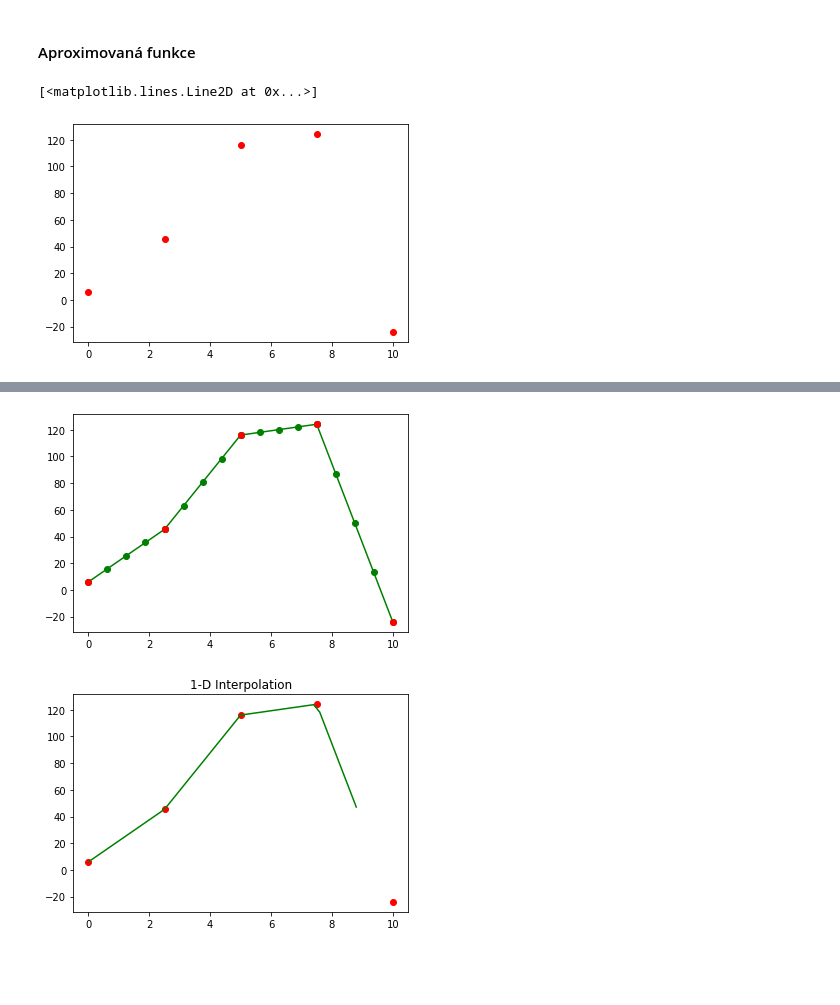
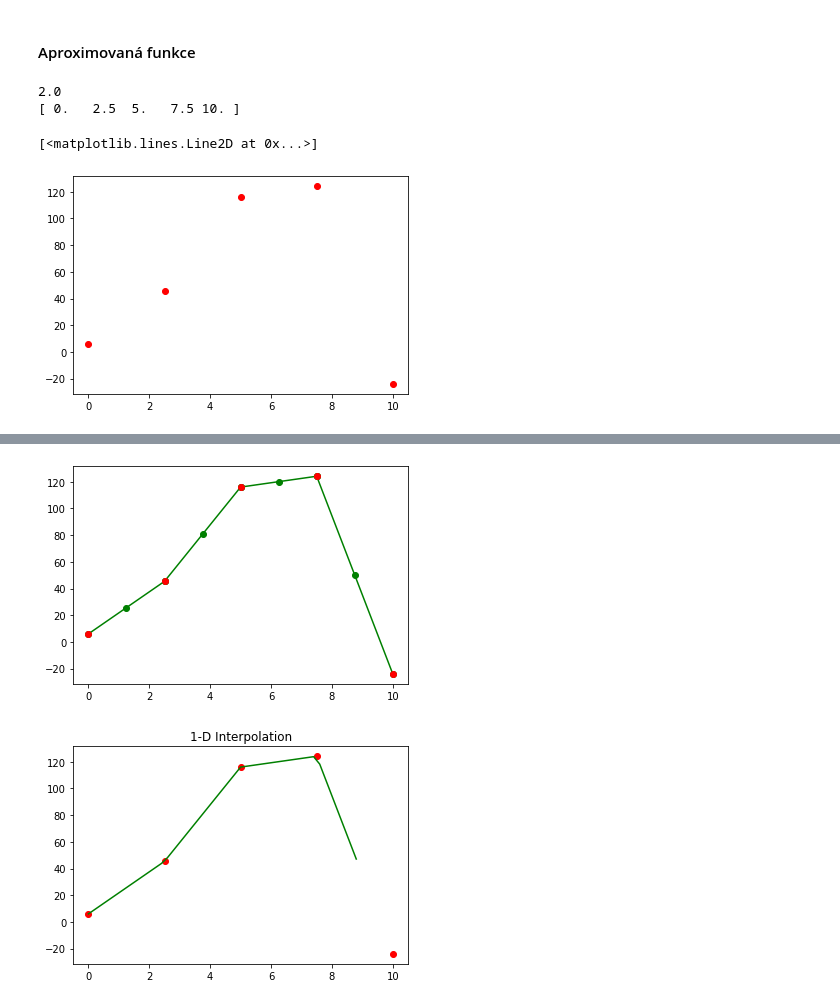
Before and after one commit to pkbcz/MSW2, a Jupyter notebook: 05 Interpolace aproximace.ipynb, the cells around one changed output, grey strips where cells are left out. Drawn from its saved outputs; the diff is of its cells as text; code cells hidden in the pictures; blank space fills up the shorter version.

```diff
--- a/05 Interpolace aproximace.ipynb
+++ b/05 Interpolace aproximace.ipynb
@@ -25,12 +29,17 @@ xstart = 0
 xend = 10
 nx = 5
 dx = (xend - xstart)/nx
+print(dx)
 x = np.linspace(xstart, xend, nx)
+print(x)
+
 fx = f(x)
 
 plt.plot(x, fx, "ro")
 # %% [output]
-[<matplotlib.lines.Line2D at 0x...>]
+2.0
+[ 0.   2.5  5.   7.5 10. ]
+[<matplotlib.lines.Line2D at 0x...>]
 [figure]
 # %% [markdown]
 #### Lineární interpolace
@@ -39,22 +48,22 @@ plt.plot(x, fx, "ro")
 # %%
 def linear(x, a, b):
     return f(a) + (f(b)-f(a))/(b-a)*(x-a)
 
 phi = []
 xphi = []
 
-ninterpol = 5
-for i in range(len(x)-1):
-    xinterpol = np.linspace(x[i], x[i+1], ninterpol) #body, které mě zajímají uvnitř interpolační funkce
-    g = linear(xinterpol, x[i], x[i+1]) #hodnoty bodů interpolační funkce
-    xphi.extend(xinterpol)
-    phi.extend(g)
+ninterpol = 3                                           # počet bodů uvnitř interpolační funkce (vč. krajních)
+for i in range(len(x)-1):                               # len(x) počet bodů
+    xinterpol = np.linspace(x[i], x[i+1], ninterpol)    # body, které mě zajímají uvnitř interpolační funkce; x[i] a x[i+1] krajní body
+    g = linear(xinterpol, x[i], x[i+1])                 # hodnoty y bodů interpolační funkce
+    xphi.extend(xinterpol)                              # rozšíření o nové body (x)
+    phi.extend(g)                                       # rozšíření o nové body (y)
 
-plt.plot(xphi, phi, "go-")
-plt.plot(x, fx, "ro")
+plt.plot(xphi, phi, "go-")                              # nové body
+plt.plot(x, fx, "ro")                                   # původní body
 plt.show()
 # %% [output]
-[figure, old version]
+[figure, new version]
 # %%
 from scipy import interpolate
 
```
Also changed, not shown: parts of 19 cells of this notebook, 2 other files.
